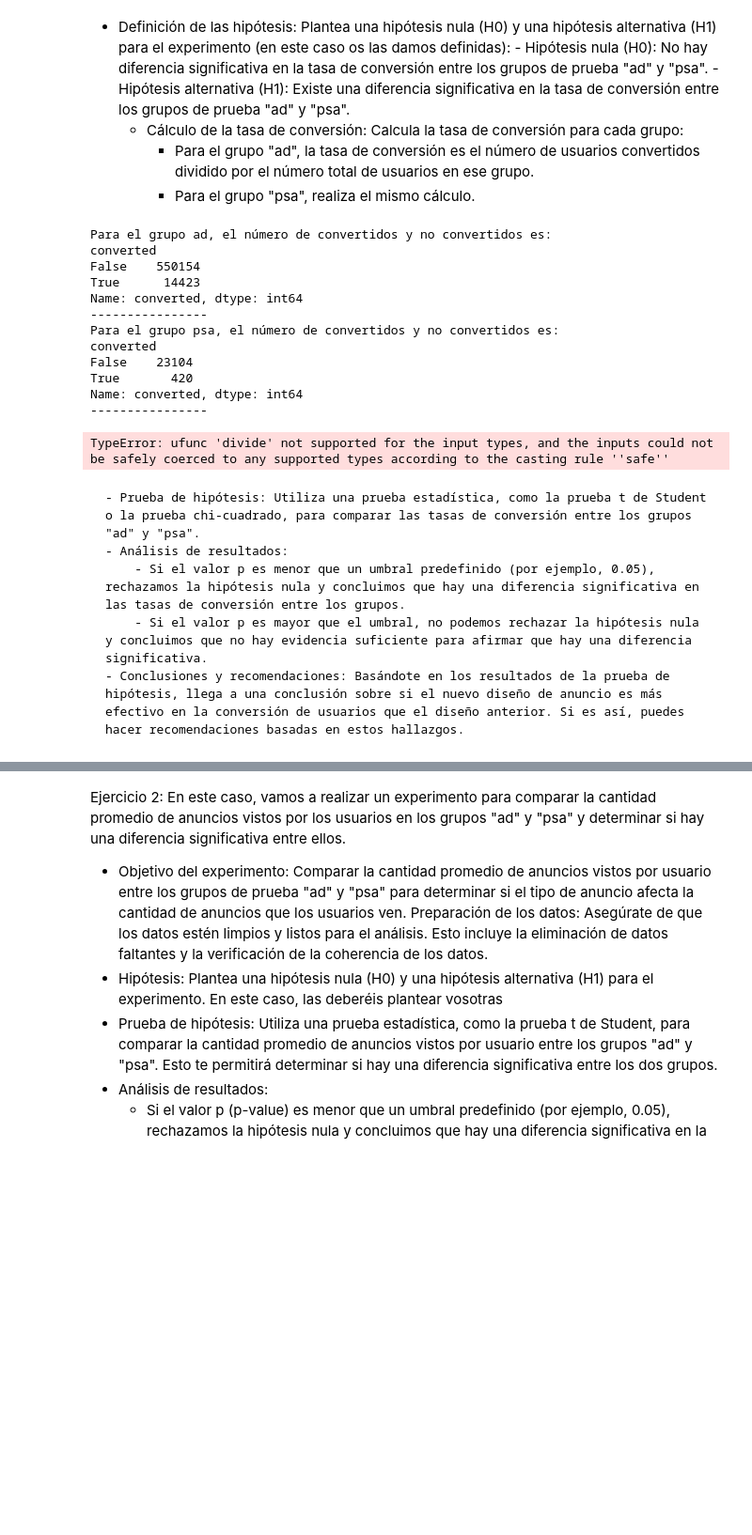
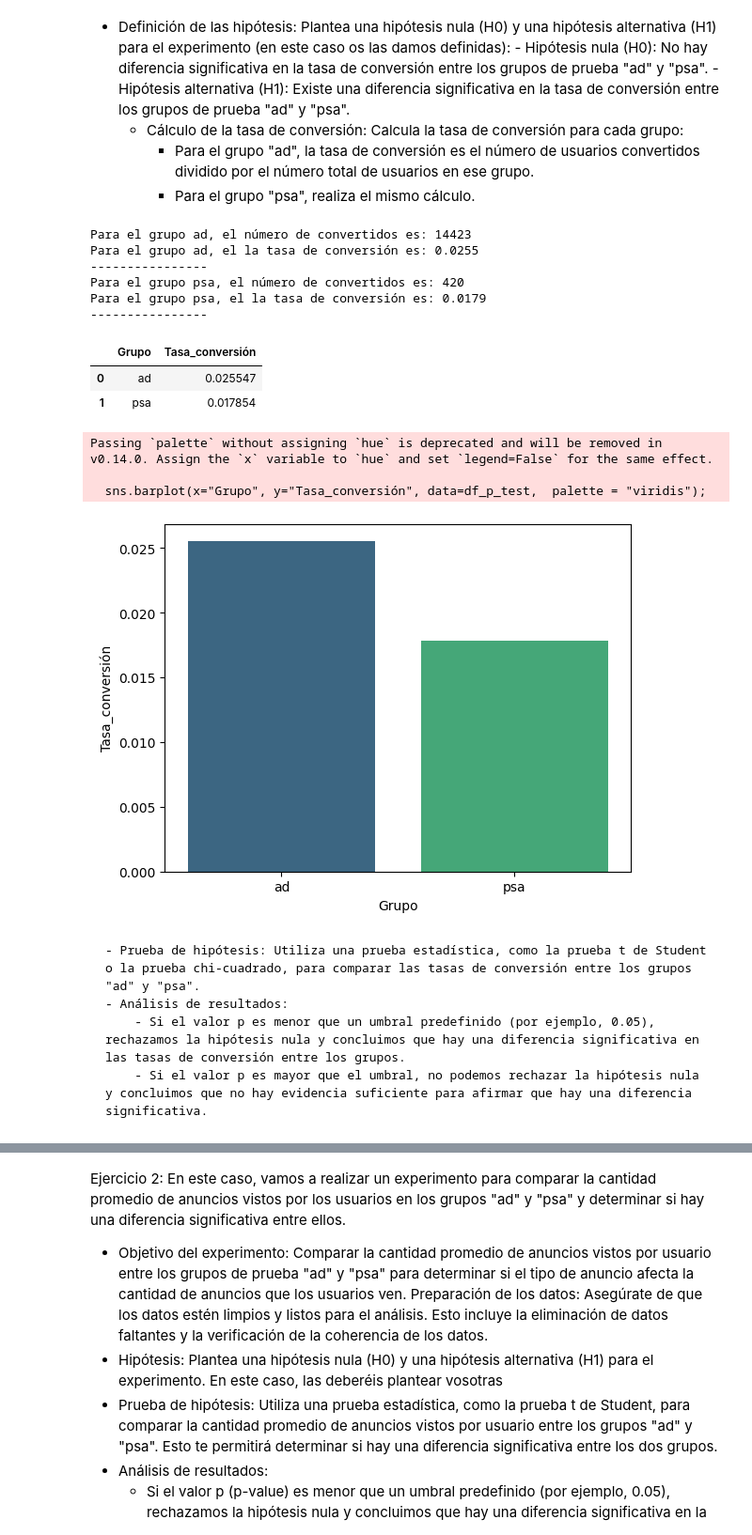
Before and after one commit to clarasdata/adalab-m3-pair-programming-estadistica, a Jupyter notebook: pair-A-B-testing.ipynb, the cells around one changed output, grey strips where cells are left out. Shown at 94% size. Cells and saved outputs as stored; diff of their text form; code cells hidden in the pictures; blank space fills up the shorter version.

```diff
--- a/pair-A-B-testing.ipynb
+++ b/pair-A-B-testing.ipynb
@@ -162,20 +168,19 @@ Los principales estadísticos de las columnas numéricas para el AD son:
 # %%
 grupos=['ad','psa']
+lista_tasa=[]
 for grupo in grupos:
-    cr=df[df['test_group'] ==  grupo].groupby('converted')['converted'].count()
-    print(f'Para el grupo {grupo}, el número de convertidos y no convertidos es:')
-    print(cr)
+    df_grupo=df[df['test_group'] ==  grupo]
+    df_grupo.groupby('converted')['converted'].count()
+    valores_true= df_grupo['converted'].apply(categorizar_grupos).sum()
+    print(f'Para el grupo {grupo}, el número de convertidos es: {valores_true}')
+    tasa_conversion=valores_true/df_grupo.shape[0]
+    lista_tasa.append(tasa_conversion)
+    print(f'Para el grupo {grupo}, el la tasa de conversión es: {round(tasa_conversion,4)}')
     print('----------------')
 # %% [output]
-Para el grupo ad, el número de convertidos y no convertidos es:
-converted
-False    550154
-True      14423
-Name: converted, dtype: int64
+Para el grupo ad, el número de convertidos es: 14423
+Para el grupo ad, el la tasa de conversión es: 0.0255
 ----------------
-Para el grupo psa, el número de convertidos y no convertidos es:
-converted
-False    23104
-True       420
-Name: converted, dtype: int64
+Para el grupo psa, el número de convertidos es: 420
+Para el grupo psa, el la tasa de conversión es: 0.0179
 ----------------
@@ -184,12 +186,0 @@ df[df['test_group'] ==  'ad'],df['converted'].count()
-# %%
-grupos=['ad','psa']
-numeros=[14423,420]
-for grupo, numero in grupos, numeros:
-    cr=df[df['test_group'] ==  grupo].count()
-    total=numero/cr
-    print(f'Para el grupo {grupo}, el número de convertidos y no convertidos es:')
-    print(total)
-    print('----------------')
-    break
-# %% [output]
-TypeError: ufunc 'divide' not supported for the input types, and the inputs could not be safely coerced to any supported types according to the casting rule ''safe''
@@ -198,6 +187,26 @@ h0=/df.shape[0]
+# %%
+# Crear un DataFrame
+data_p_test = {
+'Grupo': grupos,
+'Tasa_conversión': lista_tasa}
+
+df_p_test = pd.DataFrame(data_p_test)
+# %%
+df_p_test
+# %% [output]
+|  | Grupo | Tasa_conversión |
+| 0 | ad | 0.025547 |
+| 1 | psa | 0.017854 |
+# %%
+# analizamos los datos primero visualmente
+sns.barplot(x="Grupo", y="Tasa_conversión", data=df_p_test,  palette = "viridis");
+# %% [output]
+Passing `palette` without assigning `hue` is deprecated and will be removed in v0.14.0. Assign the `x` variable to `hue` and set `legend=False` for the same effect.
+
+  sns.barplot(x="Grupo", y="Tasa_conversión", data=df_p_test,  palette = "viridis");
+[figure, added]
 # %% [markdown]
     - Prueba de hipótesis: Utiliza una prueba estadística, como la prueba t de Student o la prueba chi-cuadrado, para comparar las tasas de conversión entre los grupos "ad" y "psa".
     - Análisis de resultados:
         - Si el valor p es menor que un umbral predefinido (por ejemplo, 0.05), rechazamos la hipótesis nula y concluimos que hay una diferencia significativa en las tasas de conversión entre los grupos.
         - Si el valor p es mayor que el umbral, no podemos rechazar la hipótesis nula y concluimos que no hay evidencia suficiente para afirmar que hay una diferencia significativa.
-    - Conclusiones y recomendaciones: Basándote en los resultados de la prueba de hipótesis, llega a una conclusión sobre si el nuevo diseño de anuncio es más efectivo en la conversión de usuarios que el diseño anterior. Si es así, puedes hacer recomendaciones basadas en estos hallazgos.
```
Also changed, not shown: parts of 8 cells of this notebook.
